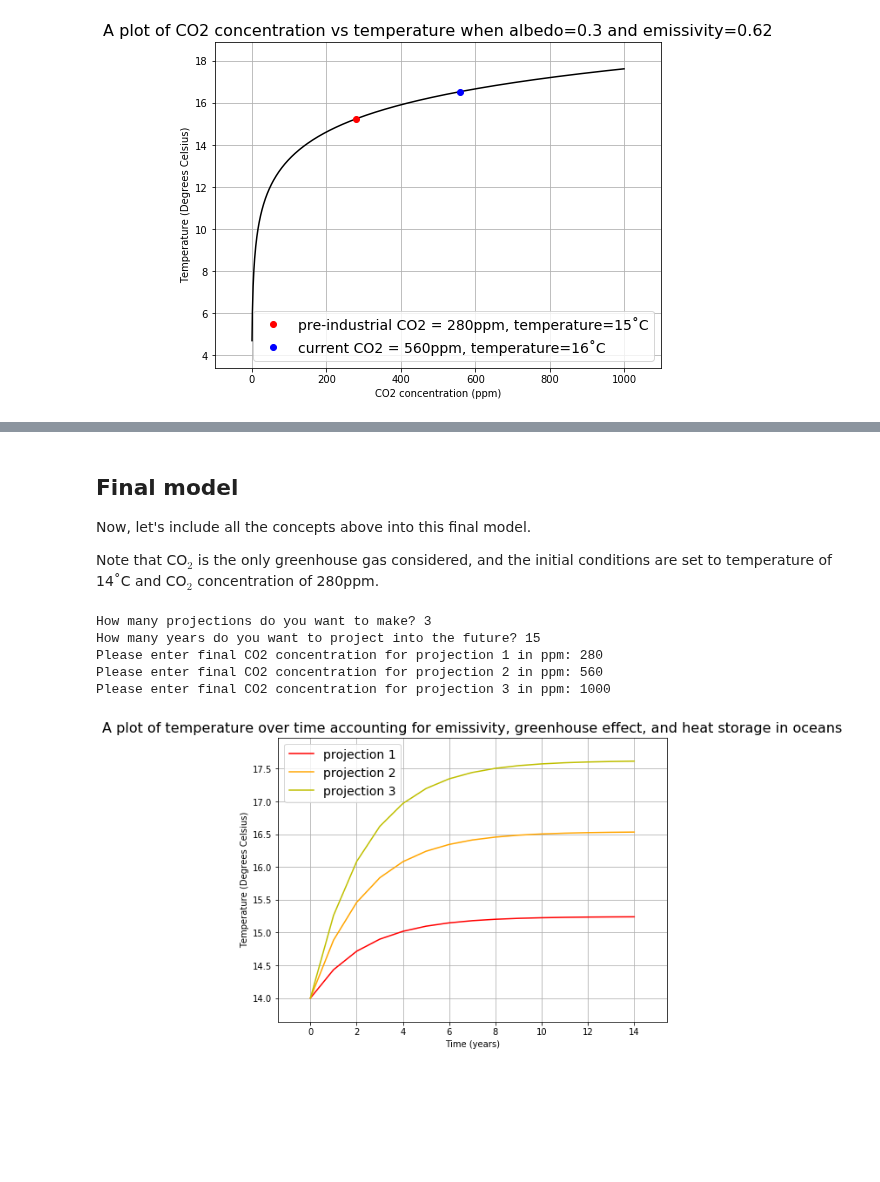
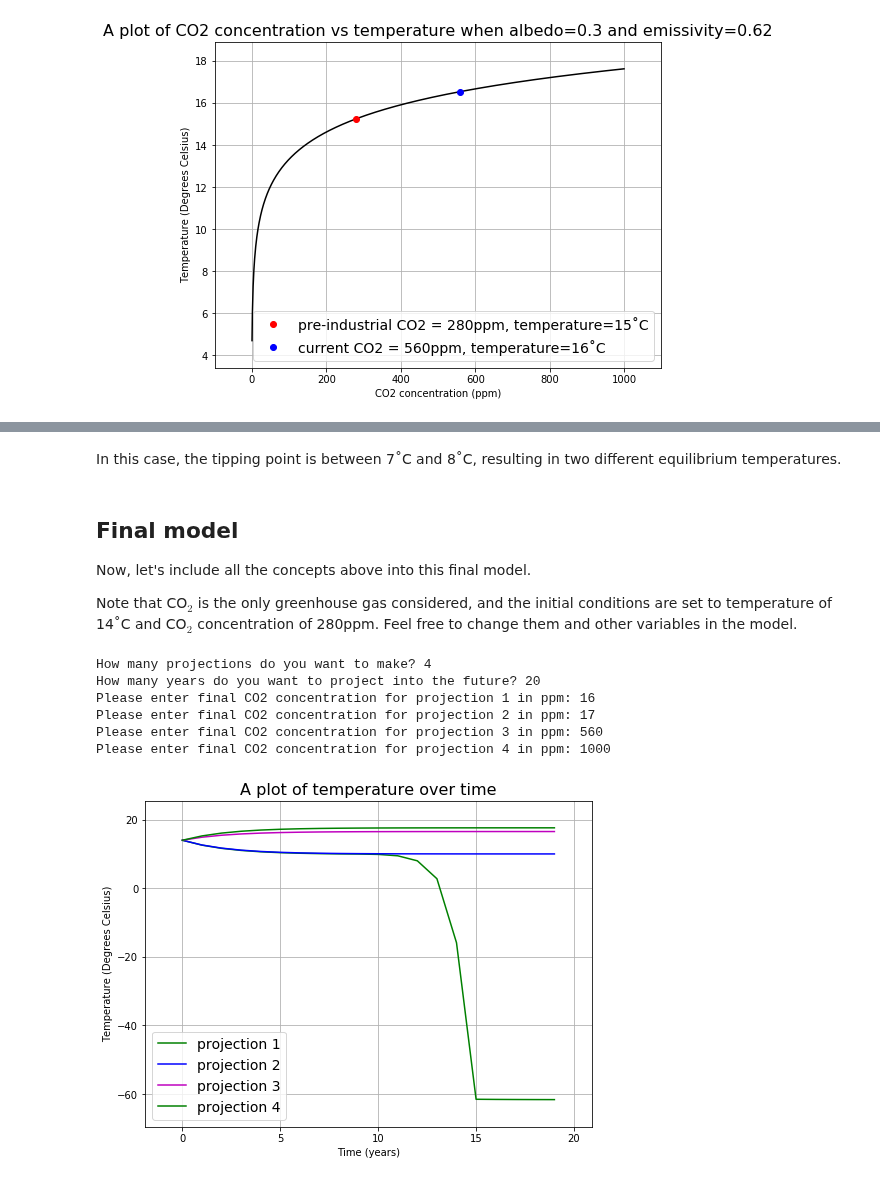
Before and after one commit to primer-computational-mathematics/book, a Jupyter notebook: _sources/geosciences/Climate_Model.ipynb, the cells around one changed output, grey strips where cells are left out. Saved outputs shown, nothing was run; the diff lists cells and outputs as text; code cells hidden in the pictures; blank space fills up the shorter version.

```diff
--- a/_sources/geosciences/Climate_Model.ipynb
+++ b/_sources/geosciences/Climate_Model.ipynb
@@ -192,16 +247,15 @@ b is temperature-dependent coefficient for longwave radiation $= 4εσT_o^{3}=2.
 # %%
 # define function for calculating T_C with a given emissivity
-def greenhouse_TC(al, s=5.67e-8, T_o=273, S_o=1365, e=0.62):
+def find_TC(e, s=5.67e-8, T_o=273, S_o=1365, al=0.3):
     a = e * s * T_o**4
     b = 4 * e * s * T_o**3
     return (0.25*S_o*(1-al)-a)/b
 
-print("When emissivity=0.62 and albedo=0.3, accounting for greenhouse effect, temperature on Earth becomes %.d˚C"
-     % (greenhouse_TC(0.3)))
+print("Accounting for greenhouse effect, when emissivity is 0.62, temperature now is %.d˚C" % (find_TC(0.62)))
 
-# make a list of emissivity between 0 and 1
-al = np.array([0.01*i for i in range(101)])
-T_C = greenhouse_TC(al)
+# make a list of emissivity between 0.01 and 1
+e = np.array([0.01*i for i in range(1, 101)])
+T_C = find_TC(e)
 
 # set up figure
 fig = plt.figure(figsize=(8, 6))
@@ -209,11 +263,11 @@ ax1 = fig.add_subplot(111)
 ax1.margins(0.1)
 
 # plot figure
-ax1.plot(al, T_C, 'k')
-ax1.plot(al[29], T_C[29], 'ro', label='albedo=%.1f, temperature=%.d˚C' % (al[29], T_C[29]))
-ax1.set_xlabel('Albedo')
+ax1.plot(e, T_C, 'k')
+ax1.plot(e[61], T_C[61], 'ro', label='emissivity=%.2f, temperature=%.d˚C' % (e[61], T_C[61]))
+ax1.set_xlabel('Emissivity')
 ax1.set_ylabel('Temperature (Degrees Celsius)')
-ax1.set_title('A plot of temperature vs albedo when emissivity=0.62 including greenhouse effect', fontsize=16)
+ax1.set_title('A plot of temperature vs emissivity when albedo=0.3 including greenhouse effect', fontsize=16)
 ax1.legend(loc='best', fontsize=14)
 ax1.grid(True)
 # %% [output]
@@ -295,21 +500,31 @@ $$D=\frac{\frac{1}{4}S_o(1-α)-a-T_{t=0}b}{C}$$
+# %% [markdown]
+In this case, the tipping point is between 7˚C and 8˚C, resulting in two different equilibrium temperatures.
 # %% [markdown]
 ## Final model
 
 Now, let's include all the concepts above into this final model.
 
-Note that CO$_2$ is the only greenhouse gas considered, and the initial conditions are set to temperature of 14˚C and CO$_2$ concentration of 280ppm.
+Note that CO$_2$ is the only greenhouse gas considered, and the initial conditions are set to temperature of 14˚C and CO$_2$ concentration of 280ppm. Feel free to change them and other variables in the model.
 # %%
-def simple_model(final_co2, years, current_temp=14, current_co2=280, al=0.3, e=0.62, S_o=1365, T_o=273, s=5.67e-8, f=0.7, d=70, p=1025, c=4200):
+def simple_model(final_co2, years, current_temp=14, current_co2=280, e=0.62, S_o=1365, T_o=273, s=5.67e-8, f=0.7, d=70, p=1025, c=4200):
     temperature = [14] # store initial and calculated temperature into a list
     t = 0 # counter
     total_t = years # counter limit
-    dM = 5.35 * np.log(final_co2/current_co2) # simplified approximation of radiative forcing from CO2
+    al = 0.3 # initial albedo
+    dM = 5.35 * np.log(final_co2/current_co2)
     C = f * d * p * c
     a = e * s * T_o**4
     b = 4 * e * s * T_o**3
     while t < total_t:
         t += 1
         seconds = t * 3600 * 24 * 365.25 # convert years to seconds
+        # ice albedo effect + tipping point
+        if temperature[-1] <= -10:
+            al = 0.9
+        elif temperature[-1] >= 10:
+            al = 0.3
+        else:
+            al = 0.9 - (0.9-0.3)*(temperature[-1]+10)/(20)
         M = 0.25*S_o*(1-al) + dM
         # substitute into differential equation
         D = (M-a-current_temp*b)/(C)
@@ -323,42 +538,45 @@ time = int(input("How many years do you want to project into the future? "))
 all_CO2_conc = [] # create list for all CO2 concentration
 
 for i in range(num): # ask user for CO2 concentration
     CO2_conc = int(input("Please enter final CO2 concentration for projection %.d in ppm: " % (i+1)))
     all_CO2_conc.append(CO2_conc) # add user input into list
 
 all_CO2_conc = np.array(all_CO2_conc)
 
 projections = {} # create dictionary to store temperature data over time
 for i in range(len(all_CO2_conc)):
-    projections['CO2 concentration='+str(all_CO2_conc[i])]=[] # indexed by CO2 concentration
+    projections['CO2 concentration='+str(all_CO2_conc[i])]=[]
     for j in range(time):
         projections['CO2 concentration='+str(all_CO2_conc[i])].append(simple_model(all_CO2_conc[i], time)[j])
 
 
 # set up figure
 fig = plt.figure(figsize=(8, 6))
 ax1 = fig.add_subplot(111)
 ax1.margins(0.1)
 
 t = np.array([i for i in range(time)]) # make an array of years for plotting
 
 colour = ['r', 'orange', 'y', 'g', 'b', 'purple', 'c', 'm', 'k'] # create a list of colours to choose from
 
 # plot figure
+import random
+
 for i in range(len(all_CO2_conc)):
-    ax1.plot(t, projections['CO2 concentration='+str(all_CO2_conc[i])], colour[i], label='projection %.d' % (i+1))
+    ax1.plot(t, projections['CO2 concentration='+str(all_CO2_conc[i])], random.choice(colour), label='projection %.d' % (i+1))
 ax1.set_xlabel('Time (years)')
 ax1.set_ylabel('Temperature (Degrees Celsius)')
-ax1.set_title('A plot of temperature over time accounting for emissivity, greenhouse effect, and heat storage in oceans', fontsize=16)
+ax1.set_title('A plot of temperature over time', fontsize=16)
 ax1.legend(loc='best', fontsize=14)
 ax1.grid(True)
 # %% [output]
-How many projections do you want to make? 3
-How many years do you want to project into the future? 15
-Please enter final CO2 concentration for projection 1 in ppm: 280
-Please enter final CO2 concentration for projection 2 in ppm: 560
-Please enter final CO2 concentration for projection 3 in ppm: 1000
+How many projections do you want to make? 4
+How many years do you want to project into the future? 20
+Please enter final CO2 concentration for projection 1 in ppm: 16
+Please enter final CO2 concentration for projection 2 in ppm: 17
+Please enter final CO2 concentration for projection 3 in ppm: 560
+Please enter final CO2 concentration for projection 4 in ppm: 1000
-[figure, old version]
+[figure, new version]
 # %% [markdown]
 ## Conclusion
 
```
Also changed, not shown: parts of 24 cells of this notebook, 27 other files.
